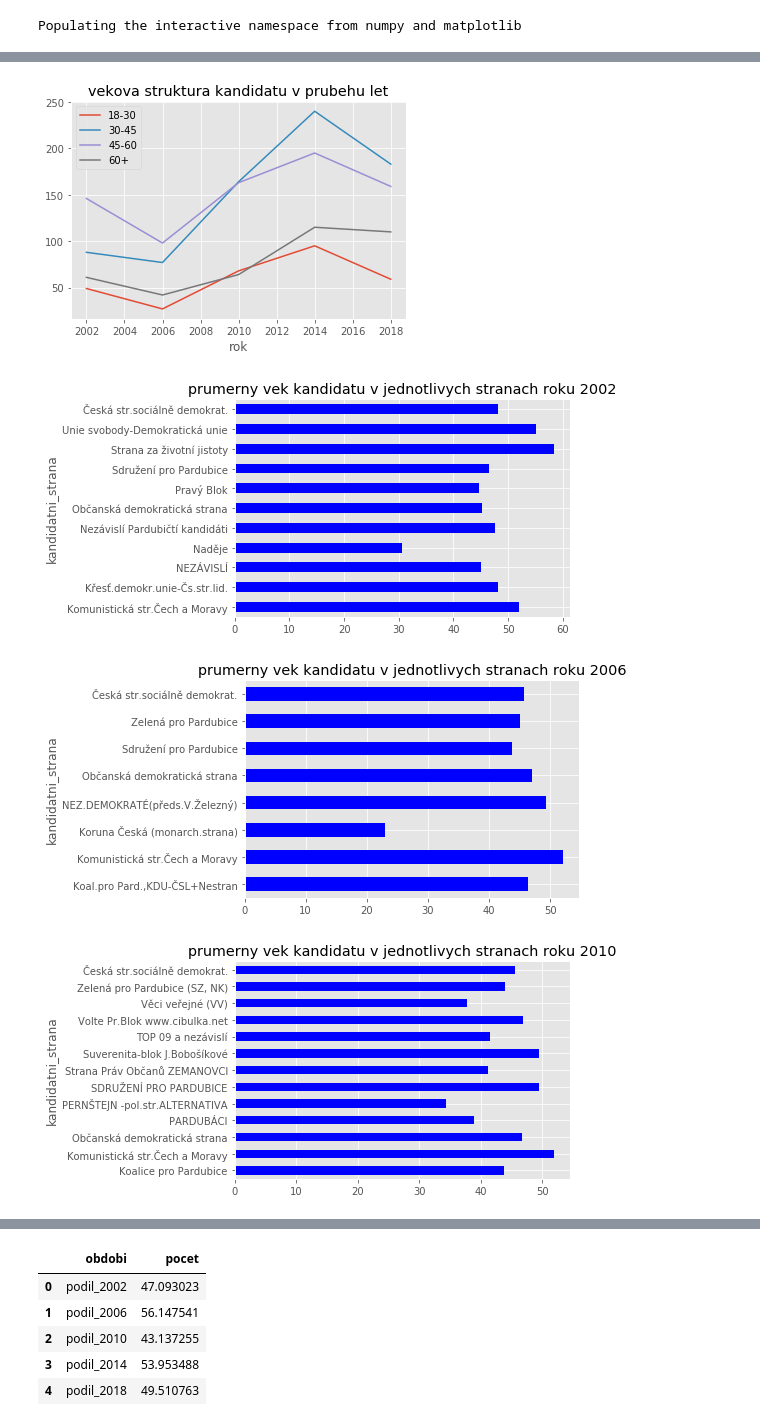
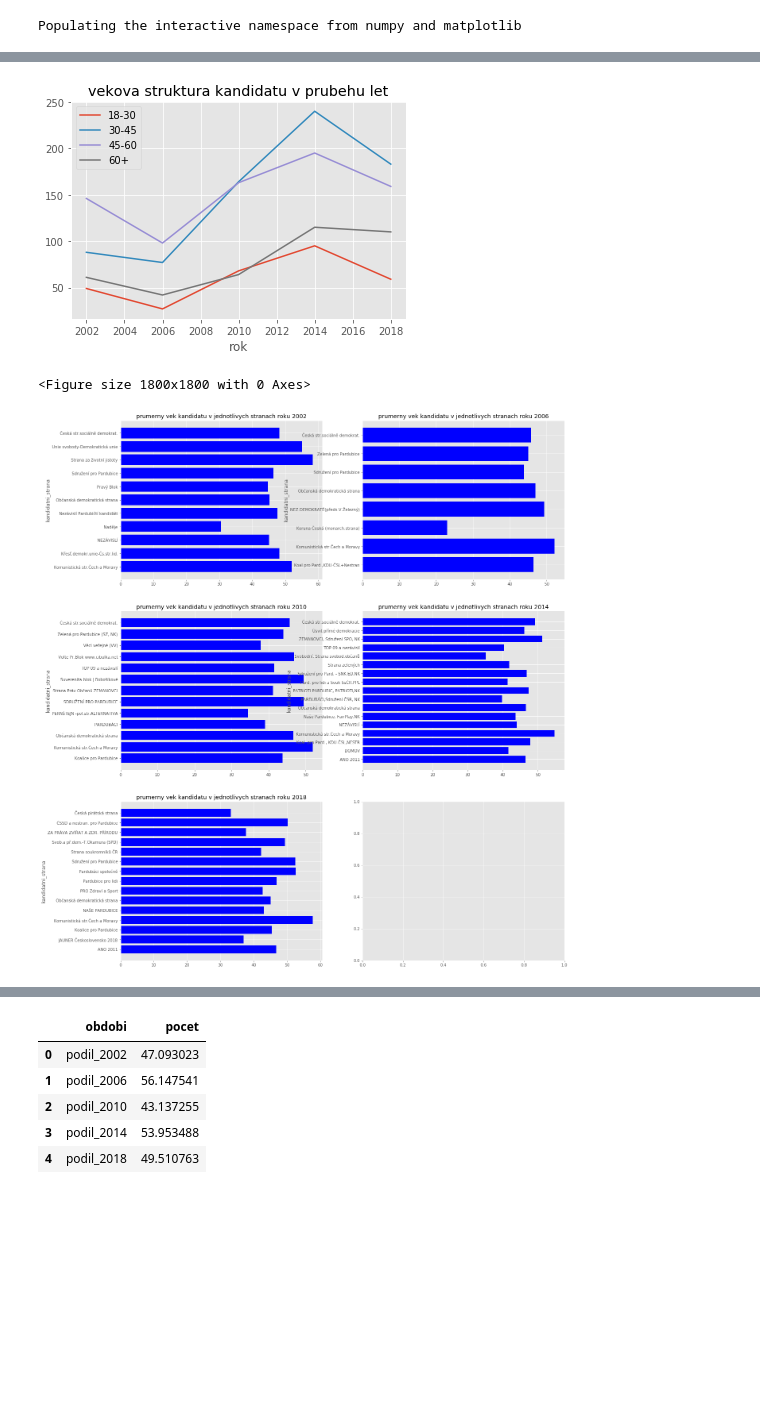
Before and after one commit to draessld/Data_Mining_Algorithms_2019, a Jupyter notebook: 01/homework_01_B191.ipynb, the cells around one changed output, grey strips where cells are left out. Cells and saved outputs as stored; diff of their text form; code cells hidden in the pictures; blank space fills up the shorter version.

```diff
--- a/01/homework_01_B191.ipynb
+++ b/01/homework_01_B191.ipynb
@@ -155,38 +141,45 @@ Text(0.5, 1.0, 'pocet kandidatu ve strane v prubehu let')
 kandidati.vek.plot.hist(color = 'orange',title='celkove vekove zastoupeni kandidatu ve volbach')
 
 # vekova struktura kandidatu v jednotlivych letech
 data = {'rok':roky}
 for j in [(18,30),(30,45),(45,60),(60,100)]:
     a=[]
     for i in roky:
         a.append(souhrn_kandidati[(souhrn_kandidati['vek'] >= j[0]) & (souhrn_kandidati['vek'] < j[1]) & (souhrn_kandidati['rok'] == i) ]['vek'].count())
     data[str(j[0])+'-'+str(j[1])] = a
 
 vekova_kategorizace = pd.DataFrame(data = data).rename(columns={"60-100":"60+"})
 display(vekova_kategorizace)
 vekova_kategorizace.plot(x = 'rok',title='vekova struktura kandidatu v prubehu let')
 
 
 # vekova kategorizace pro jednotlive strany
 frames = []
 for i in roky:
     frames.append(souhrn_kandidati[souhrn_kandidati['rok'] == i][['vek','kandidatni_strana']])
 
 # show graphs
-a = 0
-for i in frames:
-    i = i.groupby(by='kandidatni_strana').mean()
-    i.plot.barh(color='blue',title='prumerny vek kandidatu v jednotlivych stranach roku '+str(roky[a]),legend=False)
-    a+=1
+plt.figure(figsize=(25,25))
+a=0
+fig, axes = plt.subplots(nrows=3, ncols=2,figsize=(20,25))
+for r in axes:
+    for c in r:
+        if a == 5:
+            break;
+        frames[a]=frames[a].groupby(by='kandidatni_strana').mean()
+        c.barh(frames[a].index,frames[a]['vek'],color='blue')
+        c.set_title('prumerny vek kandidatu v jednotlivych stranach roku '+str(roky[a]))
+        c.set_xlabel('')
+        c.set_ylabel('kandidatni_strana')
+        a+=1
 # %% [output]
 |  | rok | 18-30 | 30-45 | 45-60 | 60+ |
 | 0 | 2002 | 49 | 88 | 146 | 61 |
 | 1 | 2006 | 27 | 77 | 98 | 42 |
 | 2 | 2010 | 68 | 164 | 163 | 64 |
 | 3 | 2014 | 95 | 240 | 195 | 115 |
 | 4 | 2018 | 59 | 183 | 159 | 110 |
 [figure]
 [figure]
+<Figure size 1800x1800 with 0 Axes>
-[figure, old version]
+[figure, new version]
-[figure, removed]
-[figure, removed]
```
Also changed, not shown: parts of 4 cells of this notebook.
